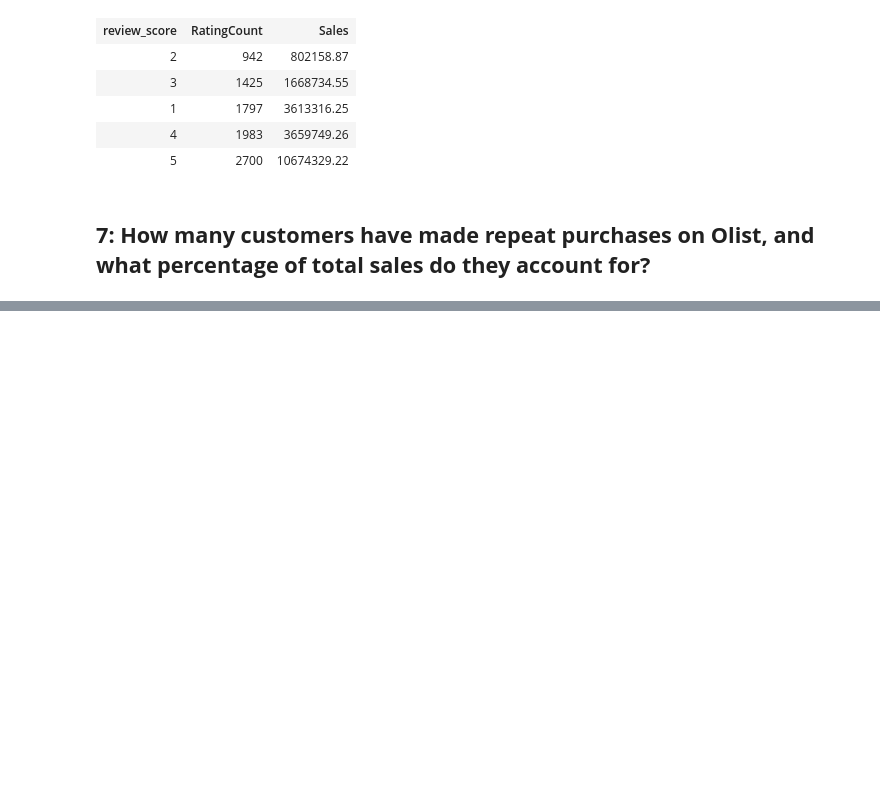
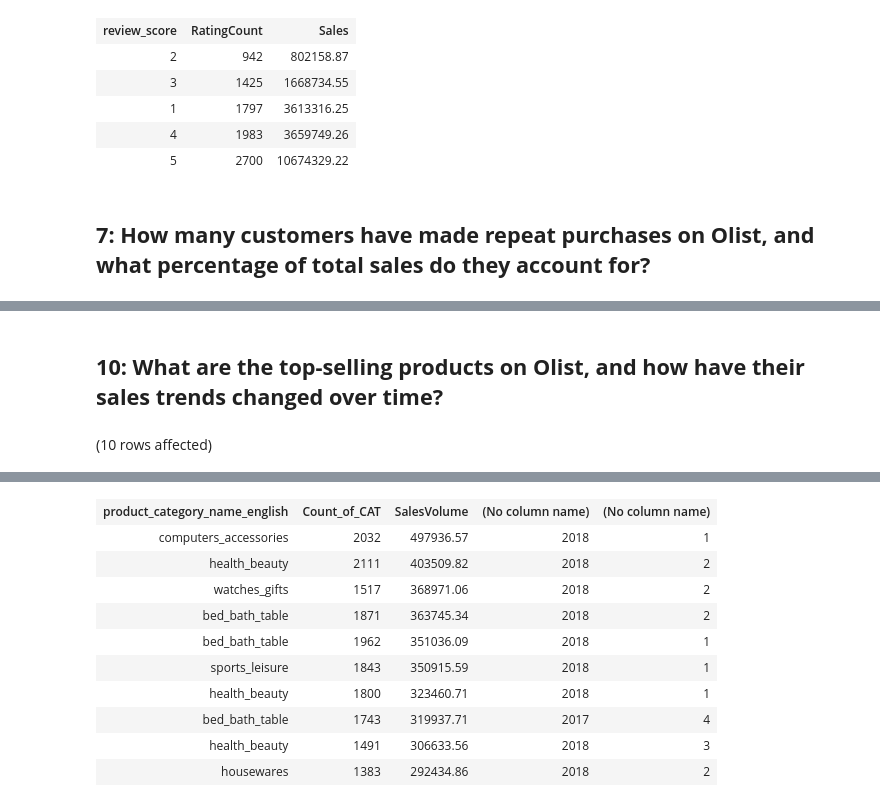
Before and after one commit to Emem-Data/Olist_Business, a Jupyter notebook: EDA.ipynb, the cells around one changed output, grey strips where cells are left out. Drawn from its saved outputs; the diff is of its cells as text; code cells hidden in the pictures; blank space fills up the shorter version.

```diff
--- a/EDA.ipynb
+++ b/EDA.ipynb
@@ -199,0 +278,20 @@ FROM(
+# %% [markdown]
+## **10: What are the top-selling products on Olist, and how have their sales trends changed over time?**
+# %%
+SELECT TOP(10) product_category_name_english,
+        COUNT(DISTINCT ordersItems.order_id) Count_of_CAT,
+        ROUND(SUM(payment_value), 2) SalesVolume,
+        YEAR(order_purchase_timestamp), DATEPART(QUARTER, order_purchase_timestamp)
+
+FROM [OlistBusiness].[dbo].[olist_order_payments_dataset] ordersProd
+JOIN [OlistBusiness].[dbo].[olist_orders_dataset] orders ON ordersProd.order_id = orders.order_id
+JOIN [OlistBusiness].[dbo].[olist_order_items_dataset] ordersItems ON ordersProd.order_id = ordersItems.order_id
+JOIN [OlistBusiness].[dbo].[olist_products_dataset] products ON ordersItems.product_id = products.product_id
+JOIN [OlistBusiness].[dbo].[product_category_name_translation] pc ON pc.product_category_name = products.product_category_name
+
+GROUP BY product_category_name_english,
+         YEAR(order_purchase_timestamp),
+         DATEPART(QUARTER, order_purchase_timestamp)
+ORDER BY SalesVolume DESC;
+# %% [output]
+(10 rows affected)
@@ -199,0 +299,11 @@ FROM(
+| product_category_name_english | Count_of_CAT | SalesVolume | (No column name) | (No column name) |
+| computers_accessories | 2032 | 497936.57 | 2018 | 1 |
+| health_beauty | 2111 | 403509.82 | 2018 | 2 |
+| watches_gifts | 1517 | 368971.06 | 2018 | 2 |
+| bed_bath_table | 1871 | 363745.34 | 2018 | 2 |
+| bed_bath_table | 1962 | 351036.09 | 2018 | 1 |
+| sports_leisure | 1843 | 350915.59 | 2018 | 1 |
+| health_beauty | 1800 | 323460.71 | 2018 | 1 |
+| bed_bath_table | 1743 | 319937.71 | 2017 | 4 |
+| health_beauty | 1491 | 306633.56 | 2018 | 3 |
+| housewares | 1383 | 292434.86 | 2018 | 2 |
```
Also changed, not shown: parts of 9 cells of this notebook.
